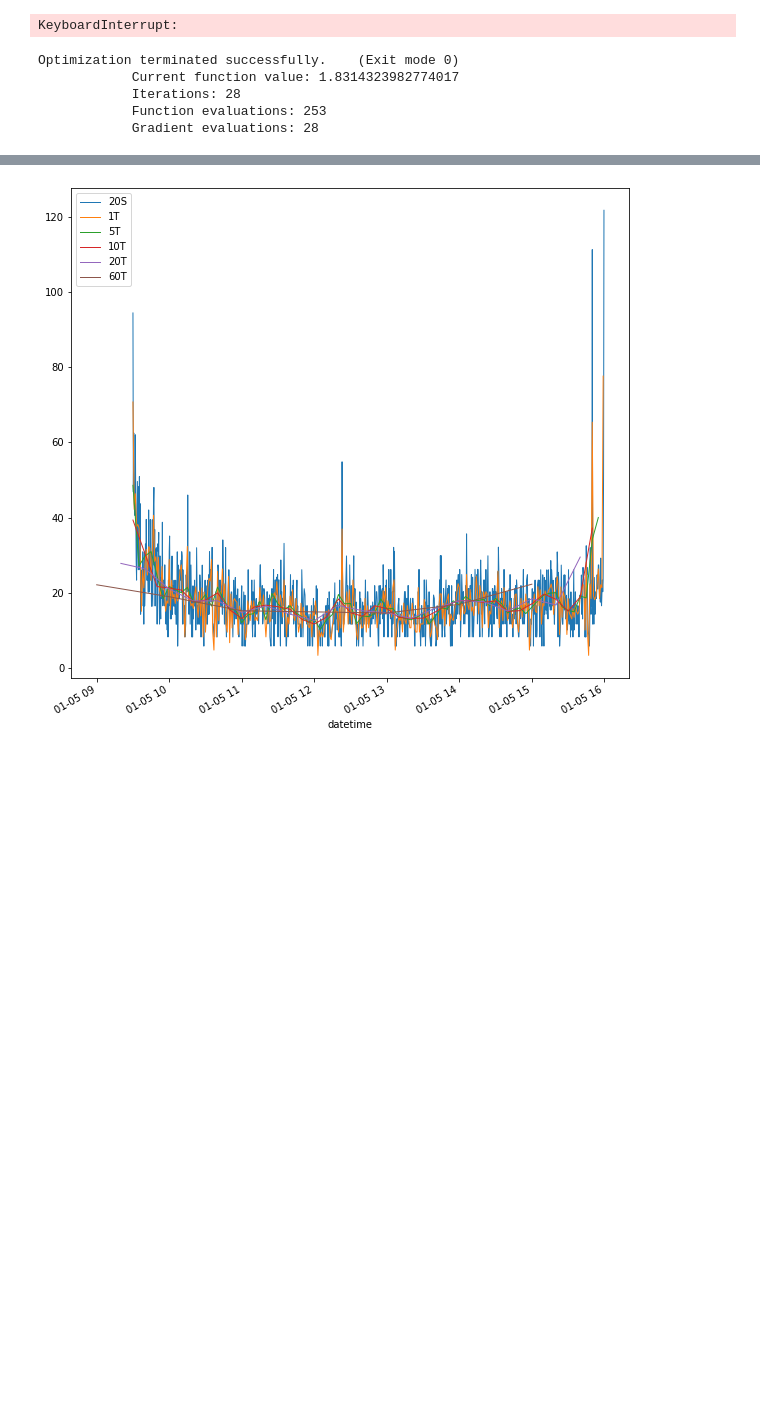
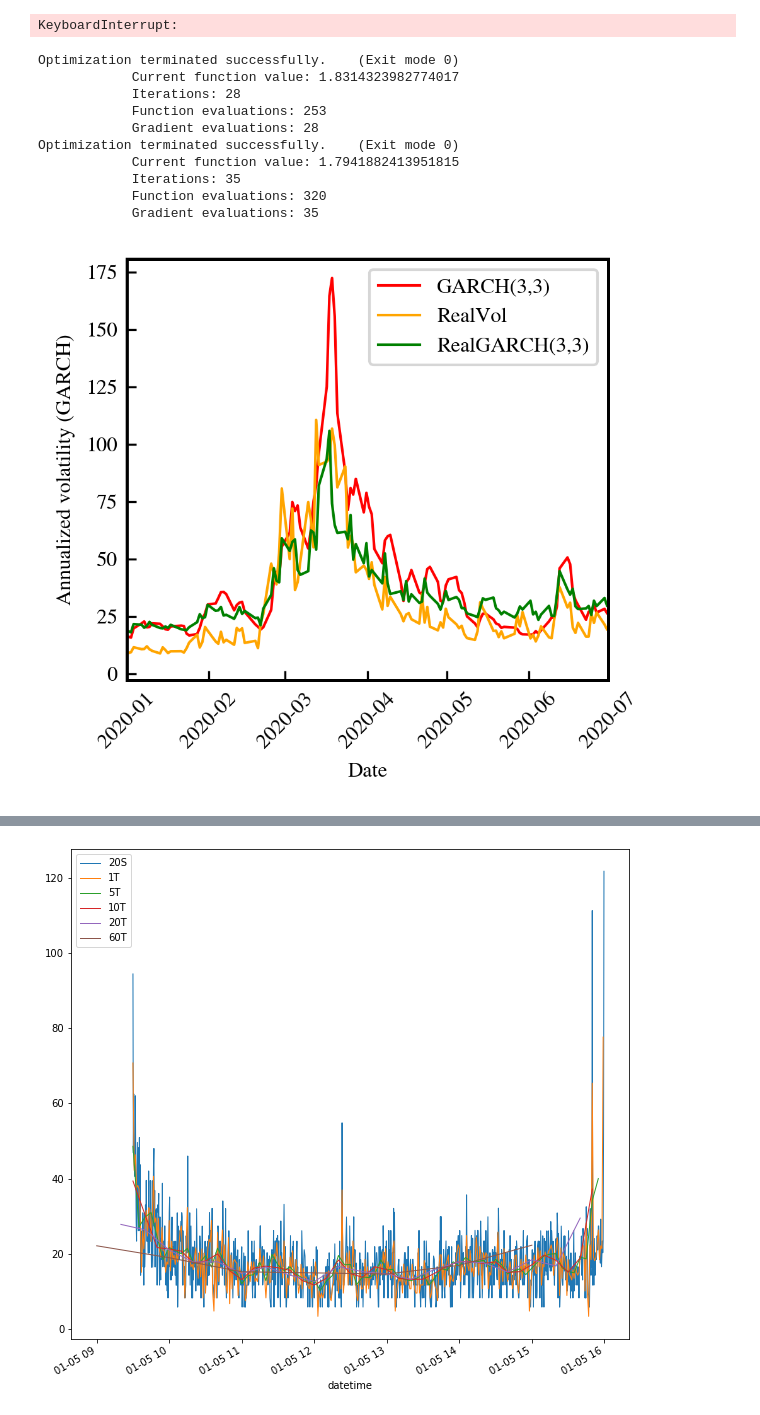
Before and after one commit to LuukOudshoorn25/HighFrequencyTrading, a Jupyter notebook: Code.ipynb, the cells around one changed output, grey strips where cells are left out. Saved outputs shown, nothing was run; the diff lists cells and outputs as text; code cells hidden in the pictures; blank space fills up the shorter version.

Commit message:
Now with two variants of RealGARCH, need to check which to use

```diff
--- a/Code.ipynb
+++ b/Code.ipynb
@@ -302,6 +302,8 @@ closingprices = df[['PRICE']].groupby(df.index.date).apply(lambda x: x.iloc[[-1]
 closingprices.index = closingprices.index.droplevel(0)
 daily_returns = np.log(closingprices).diff().iloc[1:]
 # %%
+# REALGARCH 1:
+# Here I have in the updating equation beta*(lagged RVOL) + alpha*(lagged return)
 from scipy.optimize import minimize
 class estimate_GARCH():
     def __init__(self,model):# or 'RealGARCH'
@@ -424,33 +426,45 @@ class estimate_GARCH():
                 # In the case of normal GARCH:
                 if self.model=='GARCH':
                     beta_part = beta_part+beta*sigma2[t-i-1]
                 # In the case of RealGARCH model
                 if self.model == 'RealGARCH':
                     beta_part = beta_part+beta*self.RVOL[t-i-1]
 
             for i in range(0,self.q):
                 alpha = self.thetahat[1:self.q+1][i]
                 alpha_part = alpha_part+alpha*x[t-i-1]**2
 
             sigma2[t] = self.thetahat[0] + alpha_part + beta_part
         return daily_returns.index,np.sqrt(sigma2)*np.sqrt(252)
 
 GARCH = estimate_GARCH(model='GARCH')
 GARCH_time, GARCH_vola = GARCH.plot_vola()
 GARCH = estimate_GARCH(model='RealGARCH')
 RealGARCH_time, RealGARCH_vola = GARCH.plot_vola()
 
 def plot_GARCHestimates():
-    plt.plot(GARCH_time, GARCH_vola,label='GARCH(3,3)')
-    plt.plot(RealGARCH_time, RealGARCH_vola,label='RealGARCH(3,3)')
+    import datetime
+    plt.plot(GARCH_time, GARCH_vola,label='GARCH(3,3)',lw=1,color='red')
+    plt.plot(RealGARCH_time,GARCH.RVOL,lw=1,label='RealVol',color='orange')
+    plt.plot(RealGARCH_time, RealGARCH_vola,label='RealGARCH(3,3)',lw=1,color='green')
+    plt.xlim([datetime.date(2020, 1, 1), datetime.date(2020, 7, 1)])
     plt.xlabel('Date')
+    plt.xticks(rotation=45)
     plt.ylabel('Annualized volatility (GARCH)')
-    plt.legend()
+    plt.legend(frameon=True)
+    plt.tight_layout()
+    plt.savefig('Garch_RealGARCH_RVOL.pdf',bbox_inches='tight')
     plt.show()
 plot_GARCHestimates()
 # %% [output]
 Optimization terminated successfully.    (Exit mode 0)
             Current function value: 1.8314323982774017
             Iterations: 28
             Function evaluations: 253
             Gradient evaluations: 28
+Optimization terminated successfully.    (Exit mode 0)
+            Current function value: 1.7941882413951815
+            Iterations: 35
+            Function evaluations: 320
+            Gradient evaluations: 35
+[figure, added]
```
Also changed, not shown: parts of 5 cells of this notebook.
